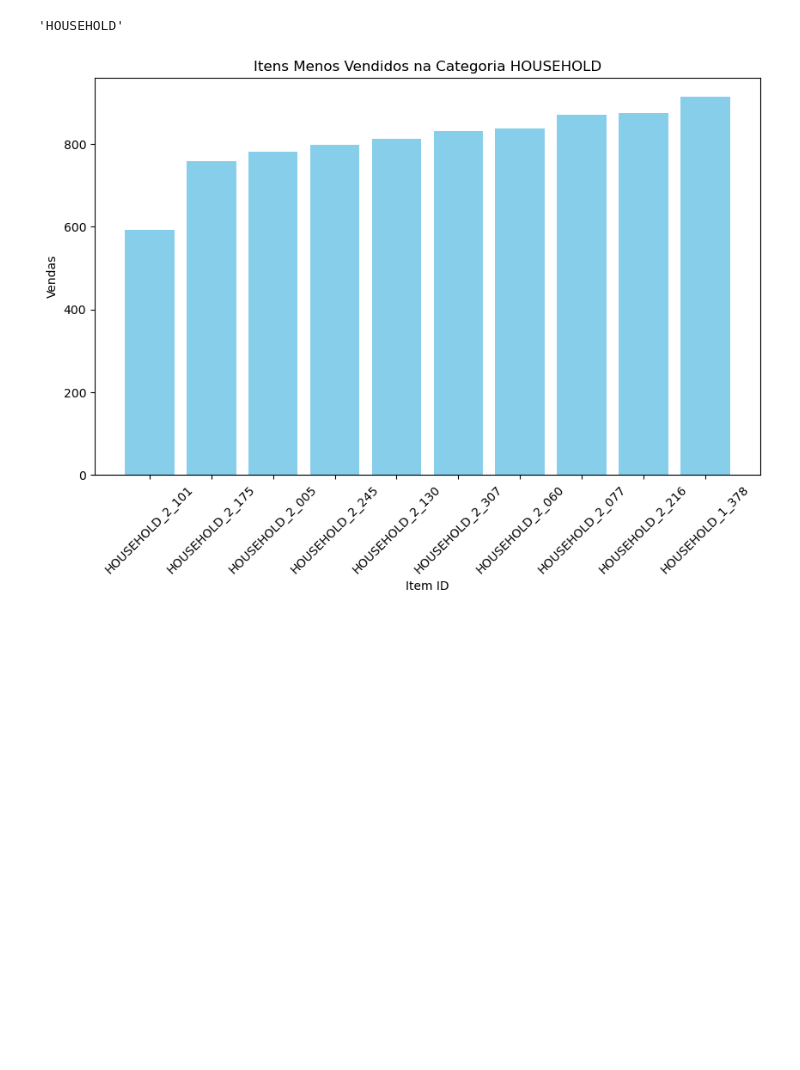
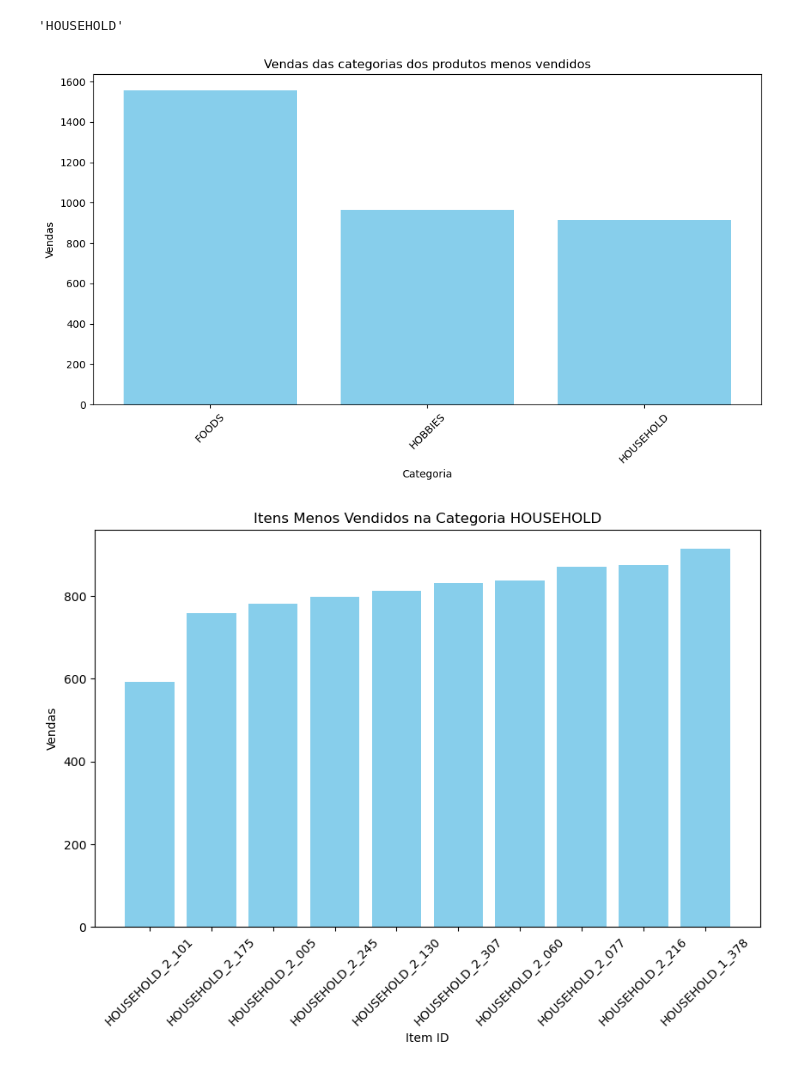
Before and after one commit to MateusVasc/Projeto-PET-Sauter, a Jupyter notebook: analise_exploratoria/analise_exploratoria.ipynb, the cells around one changed output. Cells and saved outputs as stored; diff of their text form; code cells hidden in the pictures; blank space fills up the shorter version.

Commit message:
itens menos vendidos pt2

```diff
--- a/analise_exploratoria/analise_exploratoria.ipynb
+++ b/analise_exploratoria/analise_exploratoria.ipynb
@@ -684,6 +684,21 @@ category_lowest_selling = lowest_items.groupby('cat_id')['value'].sum().idxmin()
 category_lowest_selling
 # %% [output]
 'HOUSEHOLD'
+# %%
+categories_lowest_selling = lowest_items['cat_id'].unique()
+
+category_lowest_items = lowest_items[lowest_items['cat_id'].isin(categories_lowest_selling)]
+
+plt.figure(figsize=(10, 6))
+plt.bar(category_lowest_items['cat_id'], category_lowest_items['value'], color='skyblue')
+plt.xlabel('Categoria')
+plt.ylabel('Vendas')
+plt.title('Vendas das categorias dos produtos menos vendidos')
+plt.xticks(rotation=45)
+plt.tight_layout()
+plt.show()
+# %% [output]
+[figure, added]
 # %%
 def plot_lowest_selling_cat(categoria):
     df_categoria = lowest_items[lowest_items['cat_id'] == categoria]
```
